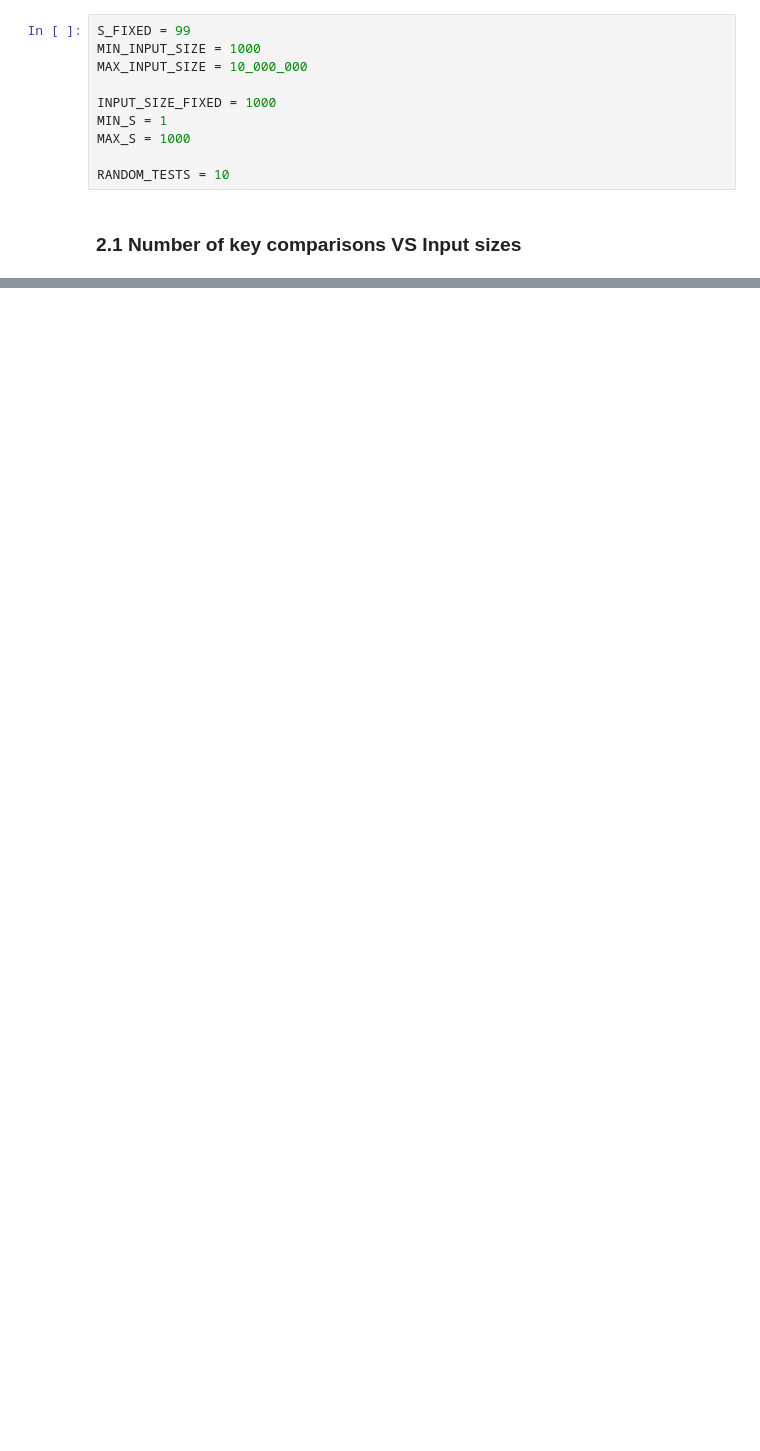
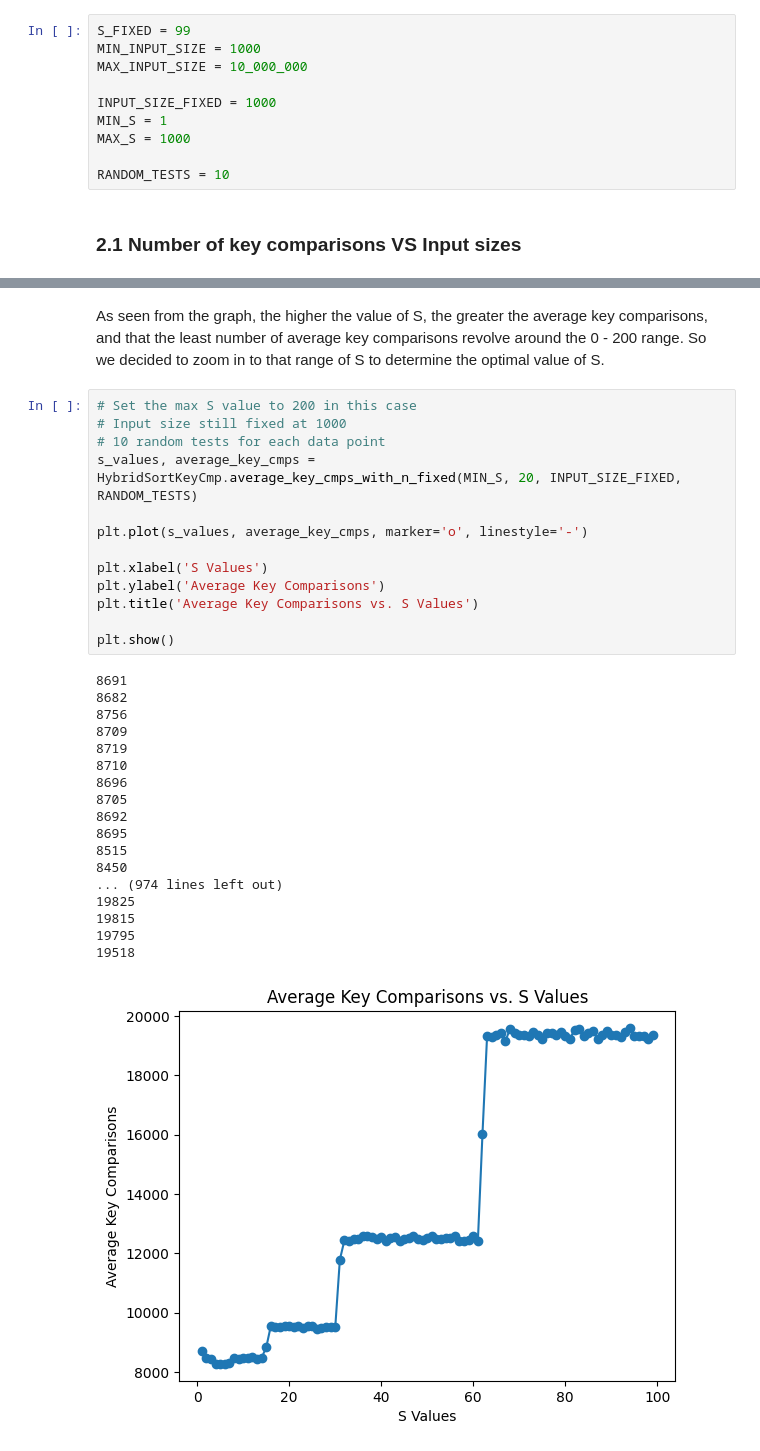
Before and after one commit to tohkarle/SC2001-Project-1, a Jupyter notebook: analyze_time_complexity.ipynb, the cells around one changed output, grey strips where cells are left out. Drawn from its saved outputs; the diff is of its cells as text; blank space fills up the shorter version.

Commit message:
feat: Add plot graphs

```diff
--- a/analyze_time_complexity.ipynb
+++ b/analyze_time_complexity.ipynb
@@ -91,0 +82,34 @@ plt.show()
+# %% [markdown]
+As seen from the graph, the higher the value of S, the greater the average key comparisons, and that the least number of average key comparisons revolve around the 0 - 200 range. So we decided to zoom in to that range of S to determine the optimal value of S.
+# %%
+# Set the max S value to 200 in this case
+# Input size still fixed at 1000
+# 10 random tests for each data point
+s_values, average_key_cmps = HybridSortKeyCmp.average_key_cmps_with_n_fixed(MIN_S, 20, INPUT_SIZE_FIXED, RANDOM_TESTS)
+
+plt.plot(s_values, average_key_cmps, marker='o', linestyle='-')
+
+plt.xlabel('S Values')
+plt.ylabel('Average Key Comparisons')
+plt.title('Average Key Comparisons vs. S Values')
+
+plt.show()
+# %% [output]
+8691
+8682
+8756
+8709
+8719
+8710
+8696
+8705
+8692
+8695
+8515
+8450
+... (974 lines left out)
+19825
+19815
+19795
+19518
+[figure, added]
```
Also changed, not shown: parts of 5 cells of this notebook, 1 other file.
